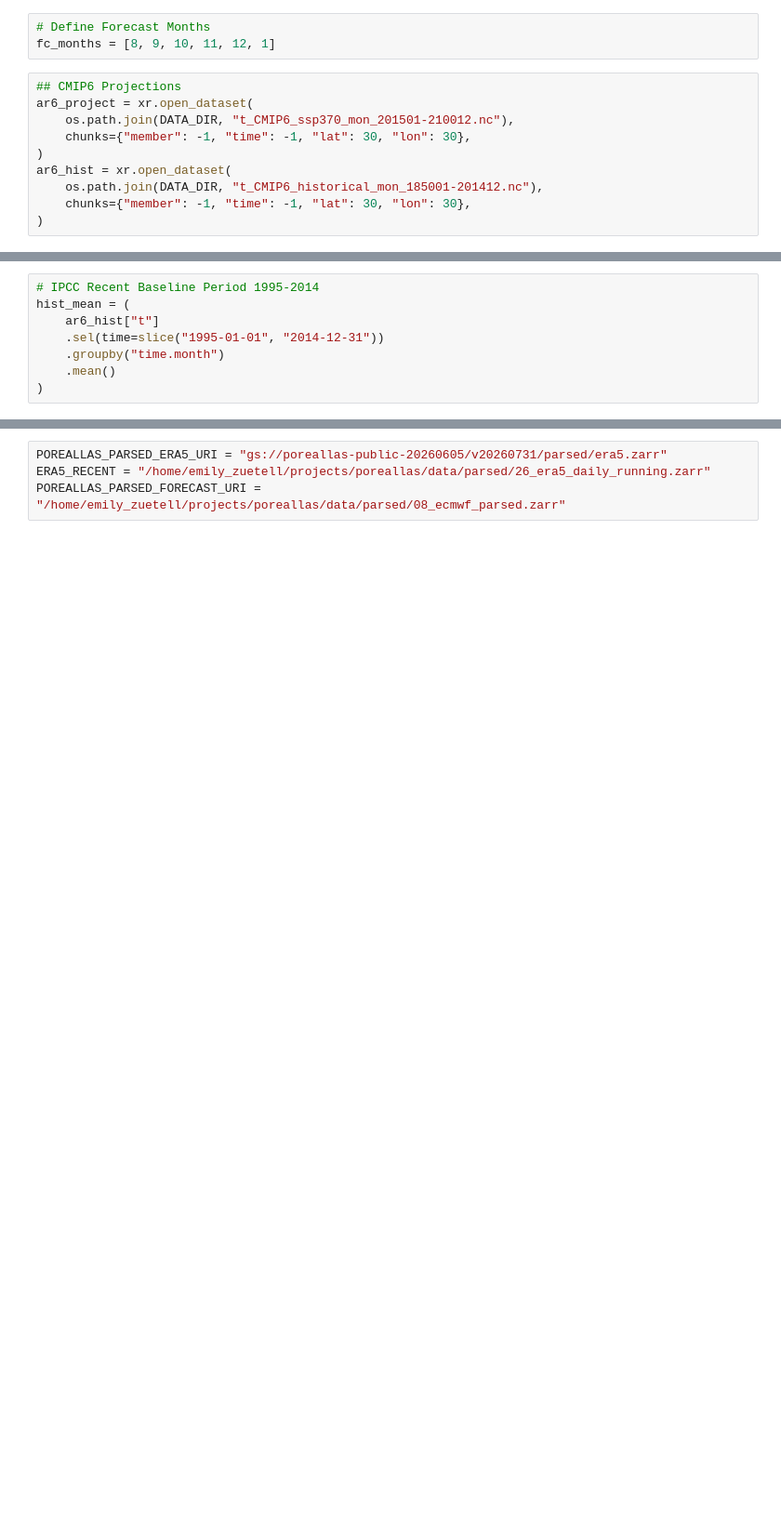
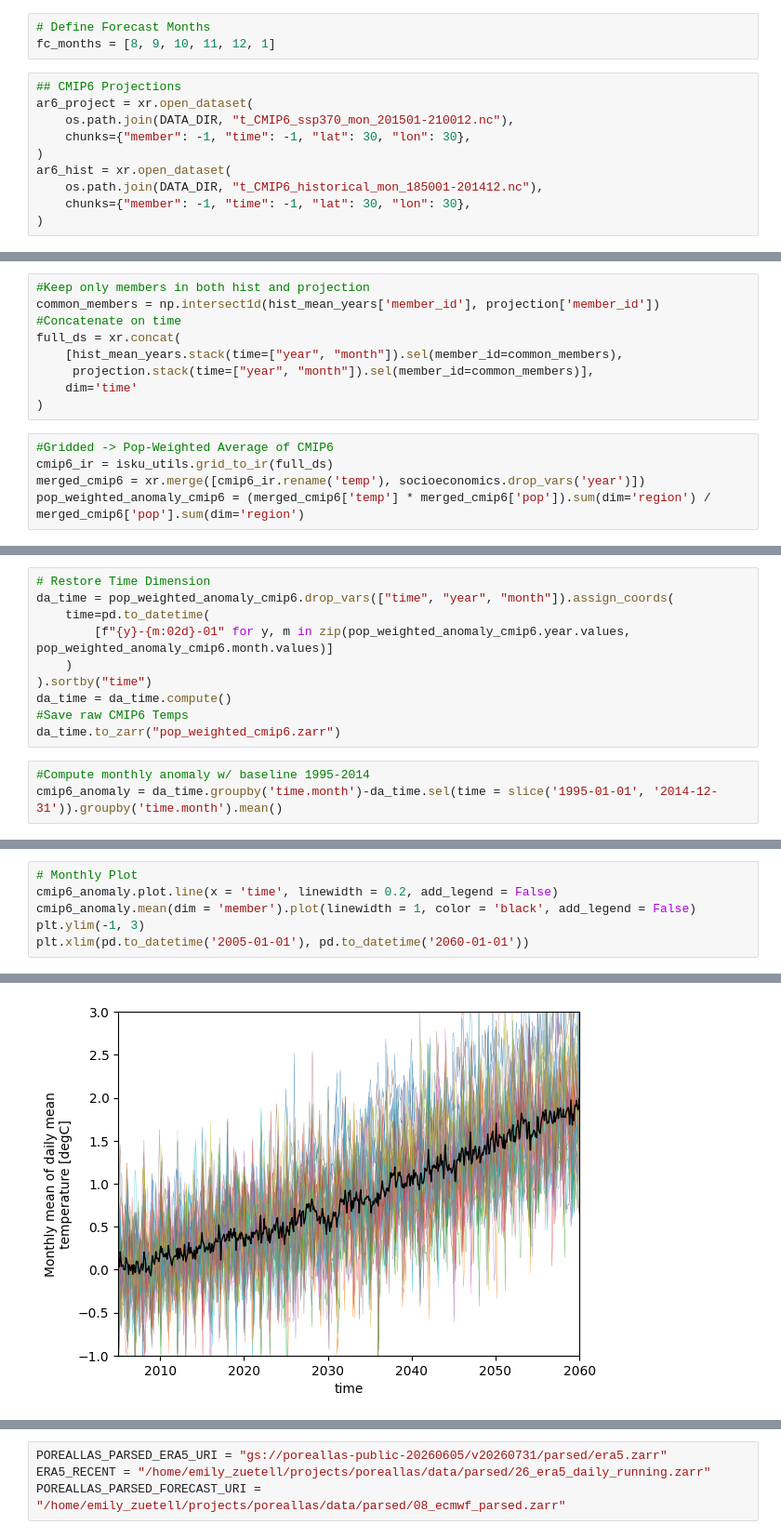
Before and after one commit to ezuetell/poreallas, a Jupyter notebook: analysis/u10_timeseries_anomaly_cmip.ipynb, the cells around one changed output, grey strips where cells are left out. Shown at 93% size. Saved outputs shown, nothing was run; the diff lists cells and outputs as text; blank space fills up the shorter version.

Commit message:
Fix member_id merging

```diff
--- a/analysis/u10_timeseries_anomaly_cmip.ipynb
+++ b/analysis/u10_timeseries_anomaly_cmip.ipynb
@@ -56,0 +75,14 @@ ar6_hist = xr.open_dataset(
+# %%
+#Keep only members in both hist and projection
+common_members = np.intersect1d(hist_mean_years['member_id'], projection['member_id'])
+#Concatenate on time
+full_ds = xr.concat(
+    [hist_mean_years.stack(time=["year", "month"]).sel(member_id=common_members),
+     projection.stack(time=["year", "month"]).sel(member_id=common_members)],
+    dim='time'
+)
+# %%
+#Gridded -> Pop-Weighted Average of CMIP6
+cmip6_ir = isku_utils.grid_to_ir(full_ds)
+merged_cmip6 = xr.merge([cmip6_ir.rename('temp'), socioeconomics.drop_vars('year')])
+pop_weighted_anomaly_cmip6 = (merged_cmip6['temp'] * merged_cmip6['pop']).sum(dim='region') / merged_cmip6['pop'].sum(dim='region')
@@ -57,8 +94,13 @@ ar6_hist = xr.open_dataset(
+# %%
+# Restore Time Dimension
+da_time = pop_weighted_anomaly_cmip6.drop_vars(["time", "year", "month"]).assign_coords(
+    time=pd.to_datetime(
+        [f"{y}-{m:02d}-01" for y, m in zip(pop_weighted_anomaly_cmip6.year.values, pop_weighted_anomaly_cmip6.month.values)]
+    )
+).sortby("time")
+da_time = da_time.compute()
+#Save raw CMIP6 Temps
+da_time.to_zarr("pop_weighted_cmip6.zarr")
 # %%
-# IPCC Recent Baseline Period 1995-2014
-hist_mean = (
-    ar6_hist["t"]
-    .sel(time=slice("1995-01-01", "2014-12-31"))
-    .groupby("time.month")
-    .mean()
-)
+#Compute monthly anomaly w/ baseline 1995-2014
+cmip6_anomaly = da_time.groupby('time.month')-da_time.sel(time = slice('1995-01-01', '2014-12-31')).groupby('time.month').mean()
@@ -77,0 +123,7 @@ anomaly_model = projection.swap_dims({"member": "member_id"}) - hist_mean.swap_d
+# %%
+# Monthly Plot
+cmip6_anomaly.plot.line(x = 'time', linewidth = 0.2, add_legend = False)
+cmip6_anomaly.mean(dim = 'member').plot(linewidth = 1, color = 'black', add_legend = False)
+plt.ylim(-1, 3)
+plt.xlim(pd.to_datetime('2005-01-01'), pd.to_datetime('2060-01-01'))
+# %% [output]
@@ -77,0 +131 @@ anomaly_model = projection.swap_dims({"member": "member_id"}) - hist_mean.swap_d
+[figure, added]
```
Also changed, not shown: parts of 29 cells of this notebook.
